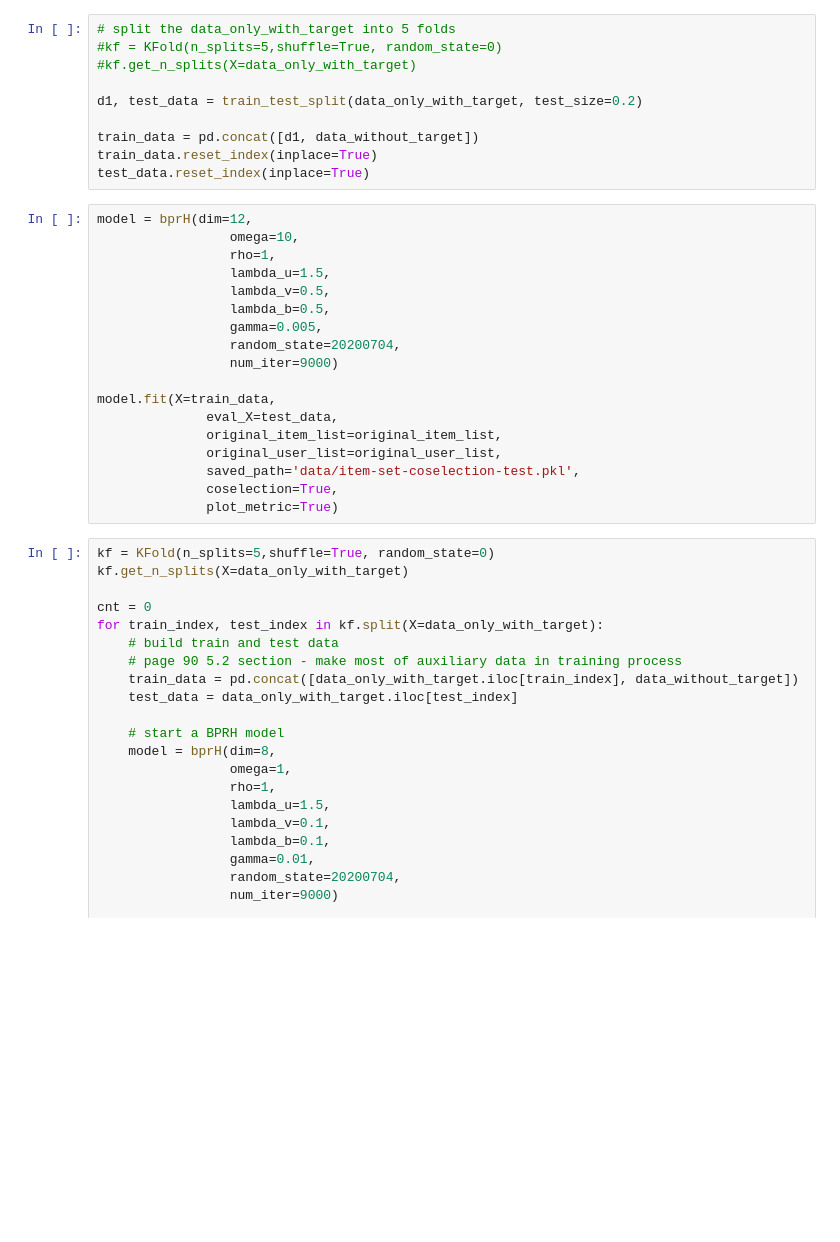
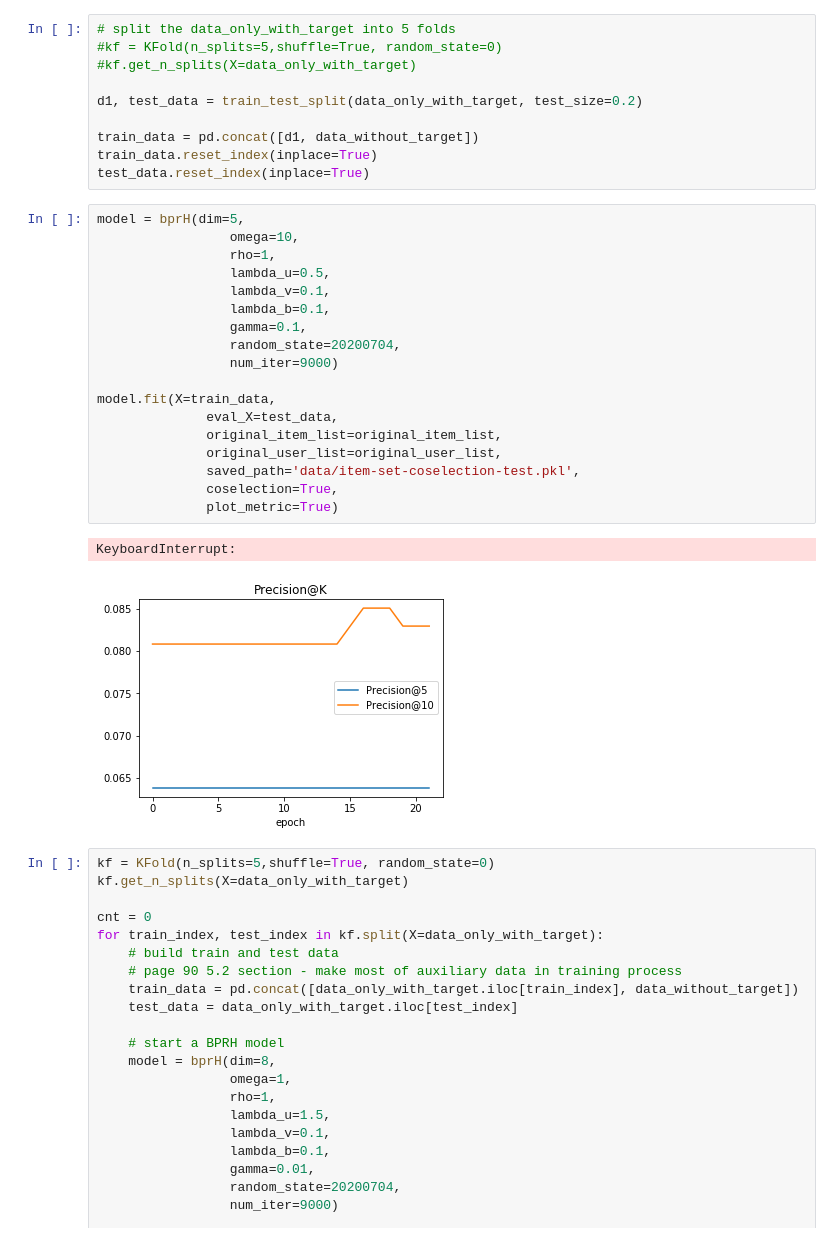
Before and after one commit to liu-yihong/BPRH, a Jupyter notebook: test_cupy.ipynb, the cells around one changed output. Cells and saved outputs as stored; diff of their text form; blank space fills up the shorter version.

```diff
--- a/test_cupy.ipynb
+++ b/test_cupy.ipynb
@@ -60,23 +60,26 @@ train_data = pd.concat([d1, data_without_target])
 train_data.reset_index(inplace=True)
 test_data.reset_index(inplace=True)
 # %%
-model = bprH(dim=12,
+model = bprH(dim=5,
                  omega=10,
                  rho=1,
-                 lambda_u=1.5,
-                 lambda_v=0.5,
-                 lambda_b=0.5,
-                 gamma=0.005,
+                 lambda_u=0.5,
+                 lambda_v=0.1,
+                 lambda_b=0.1,
+                 gamma=0.1,
                  random_state=20200704,
                  num_iter=9000)
 
 model.fit(X=train_data,
               eval_X=test_data,
               original_item_list=original_item_list,
               original_user_list=original_user_list,
               saved_path='data/item-set-coselection-test.pkl',
               coselection=True,
               plot_metric=True)
+# %% [output]
+KeyboardInterrupt:
+[figure, added]
 # %%
 kf = KFold(n_splits=5,shuffle=True, random_state=0)
 kf.get_n_splits(X=data_only_with_target)
```
Also changed, not shown: parts of 1 cell of this notebook, 2 other files.
